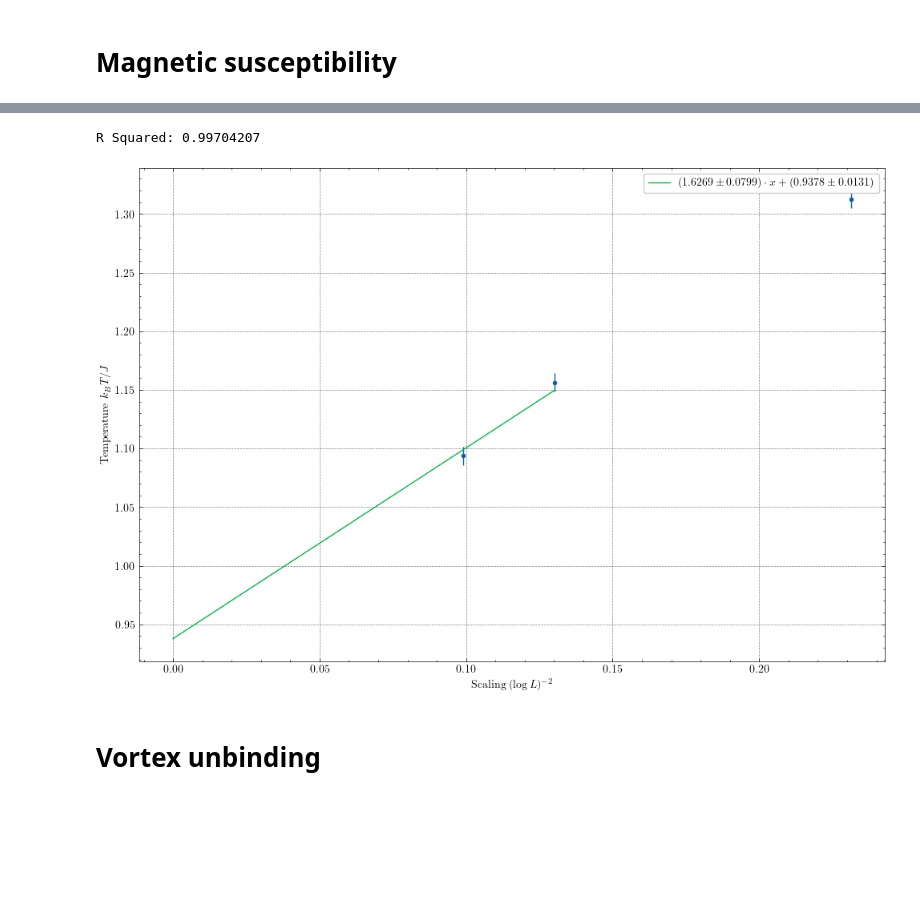
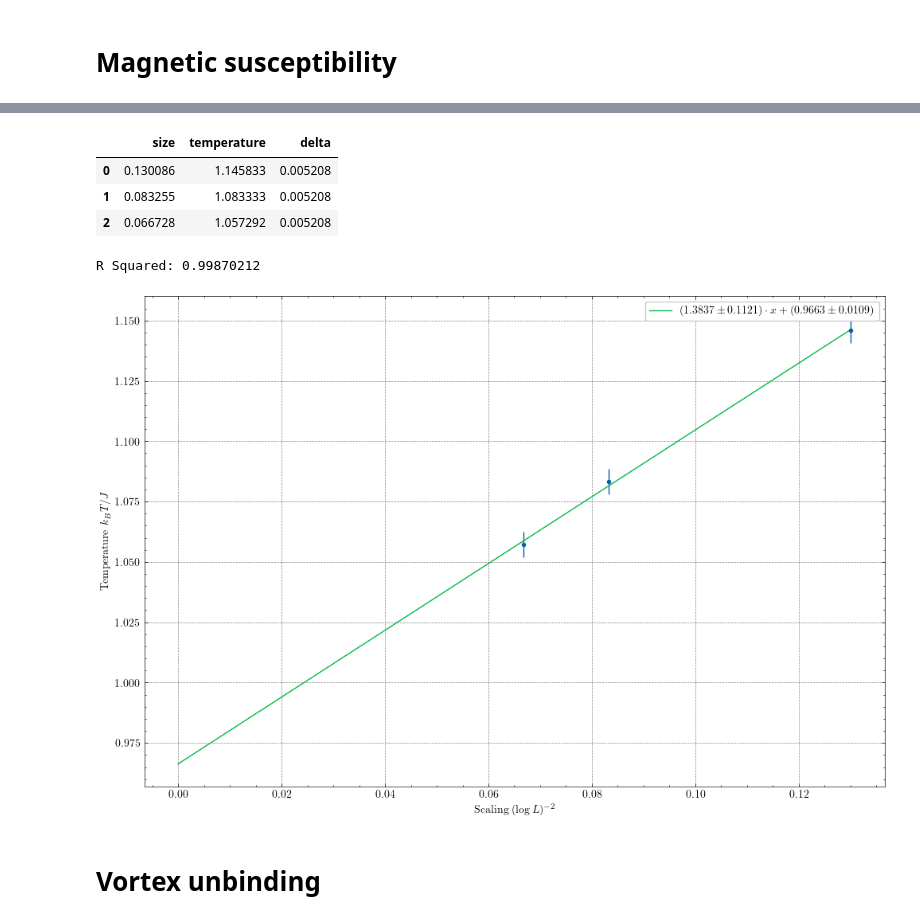
Before and after one commit to lennartvrg/XY-Model, a Jupyter notebook: Notebook.ipynb, the cells around one changed output, grey strips where cells are left out. Drawn from its saved outputs; the diff is of its cells as text; code cells hidden in the pictures; blank space fills up the shorter version.

```diff
--- a/Notebook.ipynb
+++ b/Notebook.ipynb
@@ -140,32 +140,40 @@ fig.savefig('figures/Magnetic_Susceptibility.pdf', bbox_inches='tight')
 # %%
 def linear_fn(x: float, slope: float, intercept: float) -> float:
     return slope * x + intercept
 
-data = pd.read_sql_query(f'SELECT 1.0 / power(ln(r.size), 2) AS size, r.temperature FROM results AS r INNER JOIN (SELECT id, size, MAX(magnet_suscept) FROM results WHERE dimension = 2 AND run_id = \'{current_run}\' GROUP BY size) AS o ON (r.id = o.id)', con)
+data = pd.read_sql_query(f'''SELECT 1.0 / POWER(LN(r.size), 2) AS size, r.temperature, o.delta
+                             FROM (SELECT id, size, temperature, MAX(magnet_suscept) FROM results WHERE dimension = 2 AND run_id = \'{current_run}\' GROUP by size) AS r
+                                INNER JOIN (SELECT id, size, temperature, temperature - (LAG(temperature) OVER (PARTITION BY size ORDER BY temperature)) AS delta FROM results) AS o ON o.id = r.id''', con)
+display(data)
+
 
 fig, ax = plt.subplots(figsize=(12, 8))
-ax.errorbar(data['size'], data['temperature'], yerr=[2.0 / 256] * len(data))
+ax.errorbar(data['size'], data['temperature'], yerr=data['delta'])
 
-popt, pcov = curve_fit(linear_fn, data['size'], data['temperature'], sigma=[2.0 / 256] * len(data), absolute_sigma=True)
+popt, pcov = curve_fit(linear_fn, data['size'], data['temperature'], sigma=data['delta'], absolute_sigma=True)
 perr = np.sqrt(np.diag(pcov))
 
 residuals = maximas - linear_fn(data['size'], *popt)
 ss_res = np.sum(residuals**2)
 ss_tot = np.sum((maximas - np.mean(maximas))**2)
 r_squared = 1 - (ss_res / ss_tot)
 print(f'R Squared: {r_squared:.8f}')
 
 sampling = np.linspace(0, 0.13, num=100)
 ax.plot(sampling, linear_fn(sampling, *popt), '-', label=f'$({popt[0]:.4f} \\pm {perr[0]:.4f}) \\cdot x + ({popt[1]:.4f} \\pm {perr[1]:.4f})$')
 
 ax.set_xlabel('Scaling $(\\log{L})^{-2}$')
 ax.set_ylabel('Temperature $k_B T / J$')
 
 ax.legend()
 fig.savefig('figures/Critical_Temperature.pdf', bbox_inches='tight')
 # %% [output]
+|  | size | temperature | delta |
+| 0 | 0.130086 | 1.145833 | 0.005208 |
+| 1 | 0.083255 | 1.083333 | 0.005208 |
+| 2 | 0.066728 | 1.057292 | 0.005208 |
-R Squared: 0.99704207
+R Squared: 0.99870212
-[figure, old version]
+[figure, new version]
 # %% [markdown]
 # Vortex unbinding
 # %%
```
Also changed, not shown: parts of 6 cells of this notebook, 3 other files.
